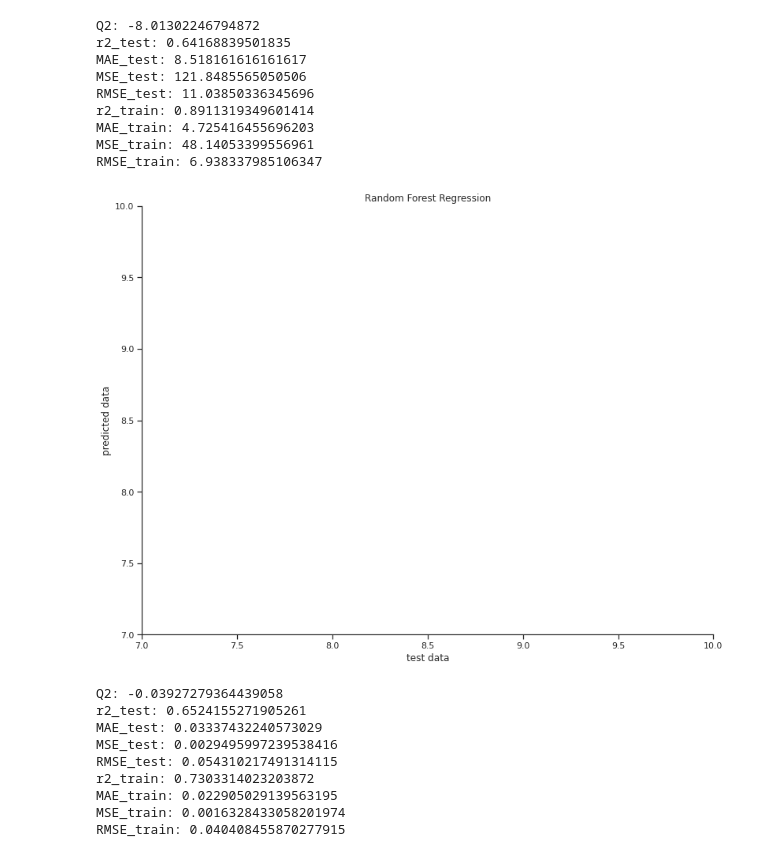
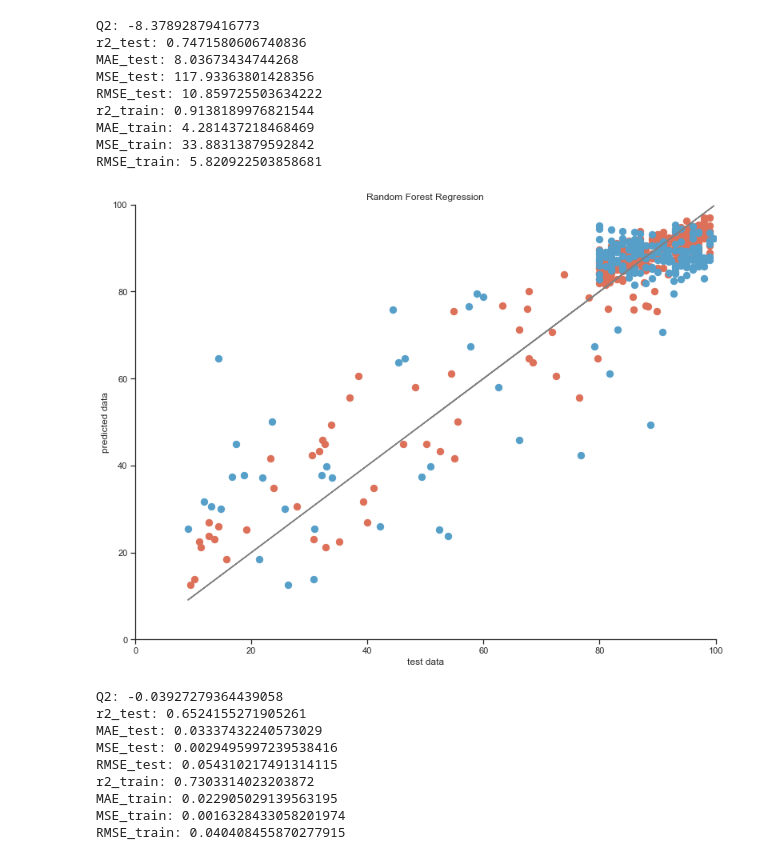
Before and after one commit to V-Gottlieb/Nanoparticle_cytotoxicity, a Jupyter notebook: models/Random_Forest_Regressor.ipynb, the cells around one changed output. Cells and saved outputs as stored; diff of their text form; code cells hidden in the pictures.

```diff
--- a/models/Random_Forest_Regressor.ipynb
+++ b/models/Random_Forest_Regressor.ipynb
@@ -1,11 +1,27 @@
 # %%
 import numpy as np
 import matplotlib.pyplot as plt
+import sklearn
 import pandas as pd
 from sklearn.model_selection import train_test_split
 import seaborn as sns
+from sklearn.preprocessing import MinMaxScaler
 
-db = pd.read_csv('НД-без-пополнения.csv')
-x = db.loc[:,'Electronegativity':'Exposure dose (ug/mL)'].values
-y = db.loc[:,'Viability (%)'].values
-x_train, x_test, y_train, y_test = train_test_split(x, y, test_size=0.2, random_state=7)
+db = pd.read_excel('C:/projects/laboratory/Nanoparticle_cytotoxicity/databases/New_descriptors.xlsx')
+
+#db['EN/IR'] = db['Electronegativity'] / db['Ionic radius']
+#db['SC/SA'] = db['Surface charge (mV)'] / db['Surface area (m2/g)']
+#db['HS/CS'] = db['Hydro size (nm)'] / db['Core size (nm)']
+
+db = db.drop(columns= ['Material type', 'Elements'])
+
+y = db.loc[:, 'Viability (%)']
+x = db.loc[:, db.columns != 'Viability (%)']
+
+sc = MinMaxScaler()
+x = sc.fit_transform(x)
+
+bins = np.linspace(0, 494, 2)
+y_binned = np.digitize(y, bins)
+
+x_train, x_test, y_train, y_test = train_test_split(x, y, test_size=0.4, random_state=2022, stratify=y_binned)
@@ -12,12 +44,7 @@ x_train, x_test, y_train, y_test = train_test_split(x, y, test_size=0.2, random_
 # %%
-from sklearn.preprocessing import MinMaxScaler
-sc = MinMaxScaler()
-x_train = sc.fit_transform(x_train)
-x_test = sc.transform(x_test)
+from sklearn.ensemble import RandomForestRegressor
+regressor = RandomForestRegressor(n_estimators=100, min_samples_leaf=1, criterion='squared_error')
 
-
-from sklearn.ensemble import RandomForestRegressor
-regressor = RandomForestRegressor(n_estimators=100, min_samples_leaf=1, criterion='absolute_error')
 regressor.fit(x_train, y_train)
 y_pred = regressor.predict(x_test)
 y1_pred = regressor.predict(x_train)
@@ -24,42 +59,42 @@ y1_pred = regressor.predict(x_train)
 # %%
 from sklearn.model_selection import cross_val_score
 
 accuracy = cross_val_score(regressor, x_train, y_train.ravel(), cv=10,
                            scoring='neg_mean_absolute_error')
 print("Q2:",accuracy.mean())
 
 from sklearn import metrics
 print('r2_test:', metrics.r2_score(y_test, y_pred))
 print('MAE_test:', metrics.mean_absolute_error(y_test, y_pred))
 print('MSE_test:', metrics.mean_squared_error(y_test, y_pred))
 print('RMSE_test:', np.sqrt(metrics.mean_squared_error(y_test, y_pred)))
 print('r2_train:', metrics.r2_score(y_train, y1_pred))
 print('MAE_train:', metrics.mean_absolute_error(y_train, y1_pred))
 print('MSE_train:', metrics.mean_squared_error(y_train, y1_pred))
 print('RMSE_train:', np.sqrt(metrics.mean_squared_error(y_train, y1_pred)))
 custom_params = {"axes.spines.right": False, "axes.spines.top": False}
 sns.set(style="ticks", rc=custom_params)
 f, ax = plt.subplots(figsize=(13, 10))
 plt.scatter(y_train, y1_pred, color='#DD7059', s=70)
 plt.scatter(y_test, y_pred, color='#569FC9',s=70)
 plt.plot(y_test, y_test, color='gray')
 plt.title('Random Forest Regression')
 plt.xlabel('test data')
 plt.ylabel('predicted data')
-plt.xlim(7, 10)
-plt.ylim(7, 10)
+plt.xlim(0, 100)
+plt.ylim(0, 100)
 plt.show()
 # %% [output]
-Q2: -8.01302246794872
-r2_test: 0.64168839501835
-MAE_test: 8.518161616161617
-MSE_test: 121.8485565050506
-RMSE_test: 11.03850336345696
-r2_train: 0.8911319349601414
-MAE_train: 4.725416455696203
-MSE_train: 48.14053399556961
-RMSE_train: 6.938337985106347
+Q2: -8.37892879416773
+r2_test: 0.7471580606740836
+MAE_test: 8.03673434744268
+MSE_test: 117.93363801428356
+RMSE_test: 10.859725503634222
+r2_train: 0.9138189976821544
+MAE_train: 4.281437218468469
+MSE_train: 33.88313879592842
+RMSE_train: 5.820922503858681
-[figure, old version]
+[figure, new version]
 # %%
 from sklearn.model_selection import cross_val_score, GridSearchCV
 from sklearn.ensemble import RandomForestRegressor
```
Also changed, not shown: parts of 2 cells of this notebook.
